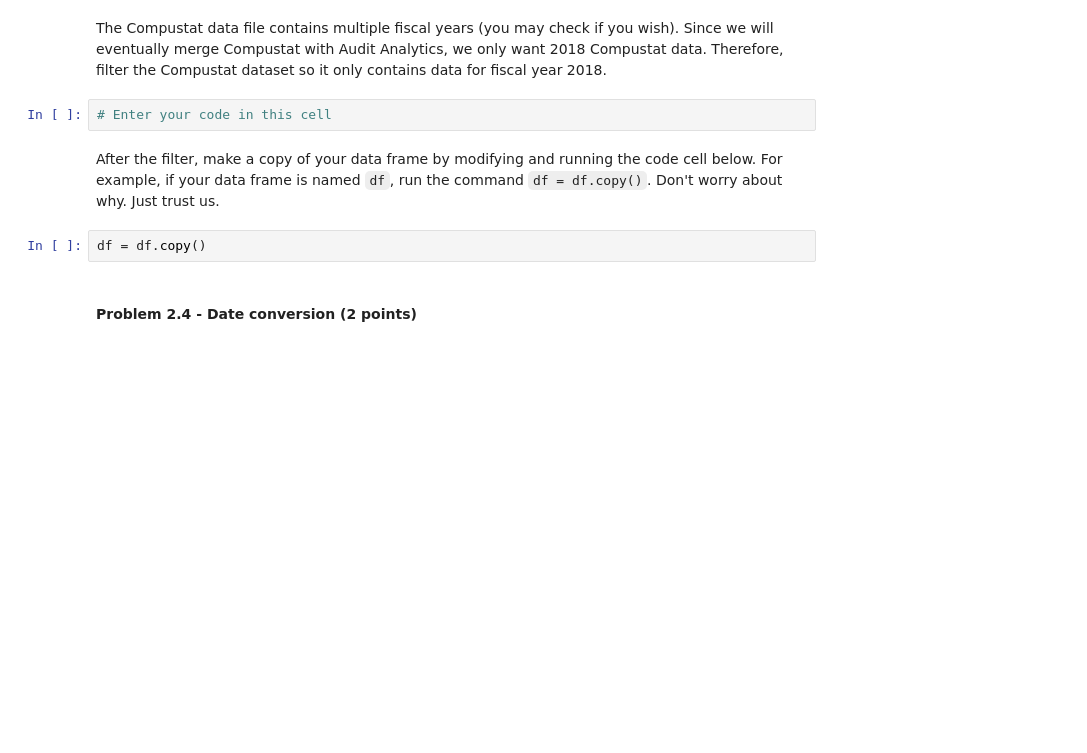
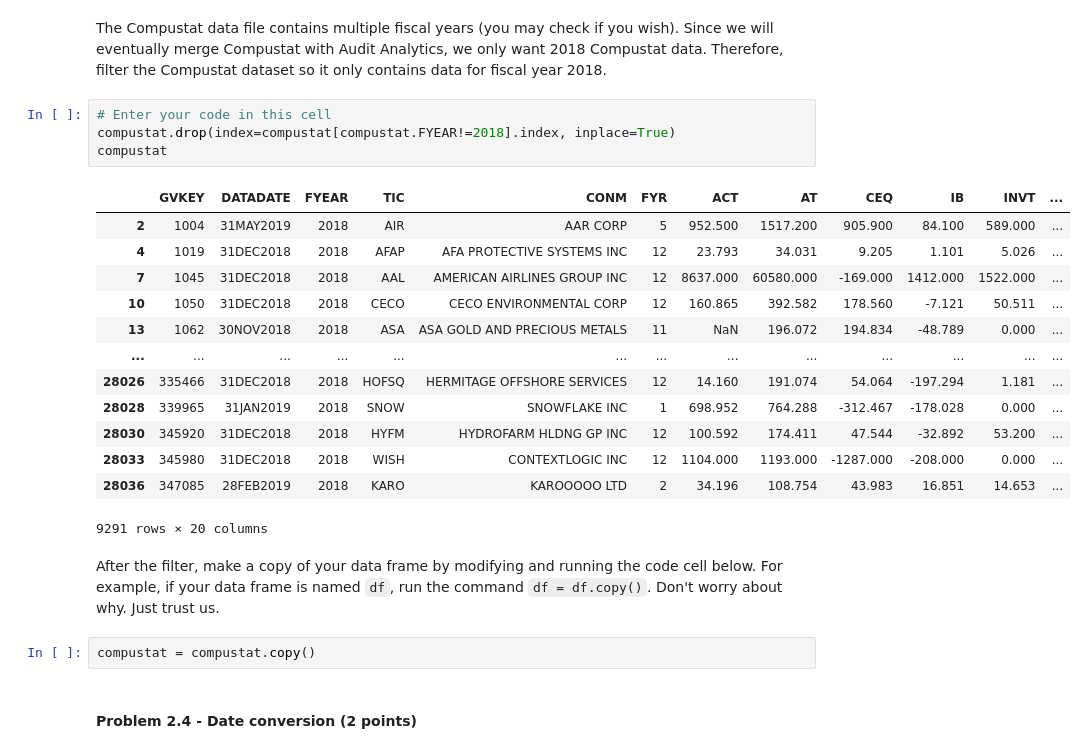
Before and after one commit to Constantine3/FinancialReportAnalysis, a Jupyter notebook: ACCY 570 Final Project (Fall 2022).ipynb, the cells around one changed output. Cells and saved outputs as stored; diff of their text form; blank space fills up the shorter version.

```diff
--- a/ACCY 570 Final Project (Fall 2022).ipynb
+++ b/ACCY 570 Final Project (Fall 2022).ipynb
@@ -245,10 +419,26 @@ The data contains many extraneous columns. Drop the columns `INDFMT`, `CONSOL`,
 The Compustat data file contains multiple fiscal years (you may check if you wish). Since we will eventually merge Compustat with Audit Analytics, we only want 2018 Compustat data. Therefore, filter the Compustat dataset so it only contains data for fiscal year 2018.
 # %%
 # Enter your code in this cell
+compustat.drop(index=compustat[compustat.FYEAR!=2018].index, inplace=True)
+compustat
+# %% [output]
+|  | GVKEY | DATADATE | FYEAR | TIC | CONM | FYR | ACT | AT | CEQ | IB | INVT | ... |
+| 2 | 1004 | 31MAY2019 | 2018 | AIR | AAR CORP | 5 | 952.500 | 1517.200 | 905.900 | 84.100 | 589.000 | ... |
+| 4 | 1019 | 31DEC2018 | 2018 | AFAP | AFA PROTECTIVE SYSTEMS INC | 12 | 23.793 | 34.031 | 9.205 | 1.101 | 5.026 | ... |
+| 7 | 1045 | 31DEC2018 | 2018 | AAL | AMERICAN AIRLINES GROUP INC | 12 | 8637.000 | 60580.000 | -169.000 | 1412.000 | 1522.000 | ... |
+| 10 | 1050 | 31DEC2018 | 2018 | CECO | CECO ENVIRONMENTAL CORP | 12 | 160.865 | 392.582 | 178.560 | -7.121 | 50.511 | ... |
+| 13 | 1062 | 30NOV2018 | 2018 | ASA | ASA GOLD AND PRECIOUS METALS | 11 | NaN | 196.072 | 194.834 | -48.789 | 0.000 | ... |
+| ... | ... | ... | ... | ... | ... | ... | ... | ... | ... | ... | ... | ... |
+| 28026 | 335466 | 31DEC2018 | 2018 | HOFSQ | HERMITAGE OFFSHORE SERVICES | 12 | 14.160 | 191.074 | 54.064 | -197.294 | 1.181 | ... |
+| 28028 | 339965 | 31JAN2019 | 2018 | SNOW | SNOWFLAKE INC | 1 | 698.952 | 764.288 | -312.467 | -178.028 | 0.000 | ... |
+| 28030 | 345920 | 31DEC2018 | 2018 | HYFM | HYDROFARM HLDNG GP INC | 12 | 100.592 | 174.411 | 47.544 | -32.892 | 53.200 | ... |
+| 28033 | 345980 | 31DEC2018 | 2018 | WISH | CONTEXTLOGIC INC | 12 | 1104.000 | 1193.000 | -1287.000 | -208.000 | 0.000 | ... |
+| 28036 | 347085 | 28FEB2019 | 2018 | KARO | KAROOOOO LTD | 2 | 34.196 | 108.754 | 43.983 | 16.851 | 14.653 | ... |
+9291 rows × 20 columns
 # %% [markdown]
 After the filter, make a copy of your data frame by modifying and running the code cell below. For example, if your data frame is named `df`, run the command `df = df.copy()`. Don't worry about why. Just trust us.
-# %%
-df = df.copy()
+# %%
+compustat = compustat.copy()
 # %% [markdown]
 #### Problem 2.4 - Date conversion (2 points)
 # %% [markdown]
```
Also changed, not shown: parts of 38 cells of this notebook.
